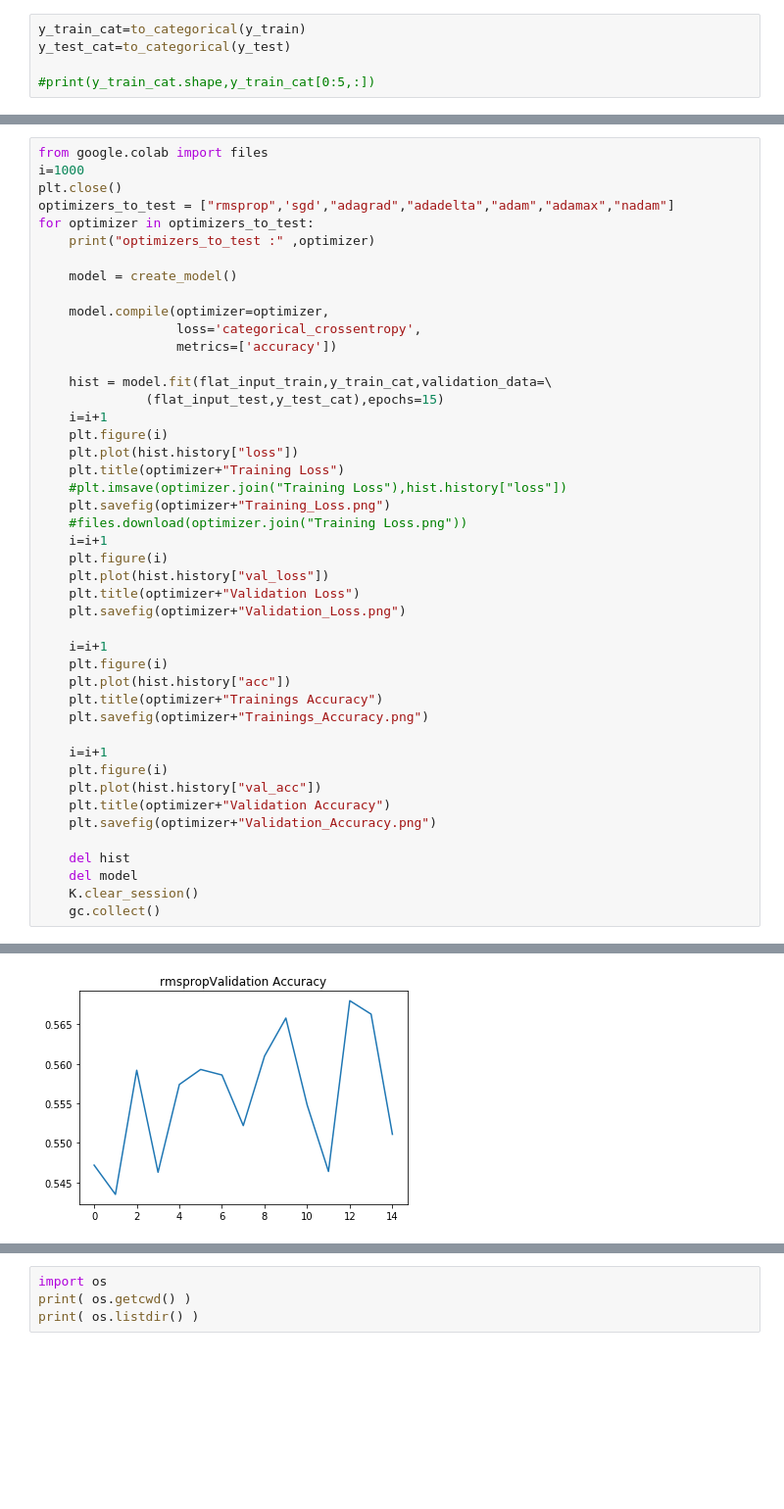
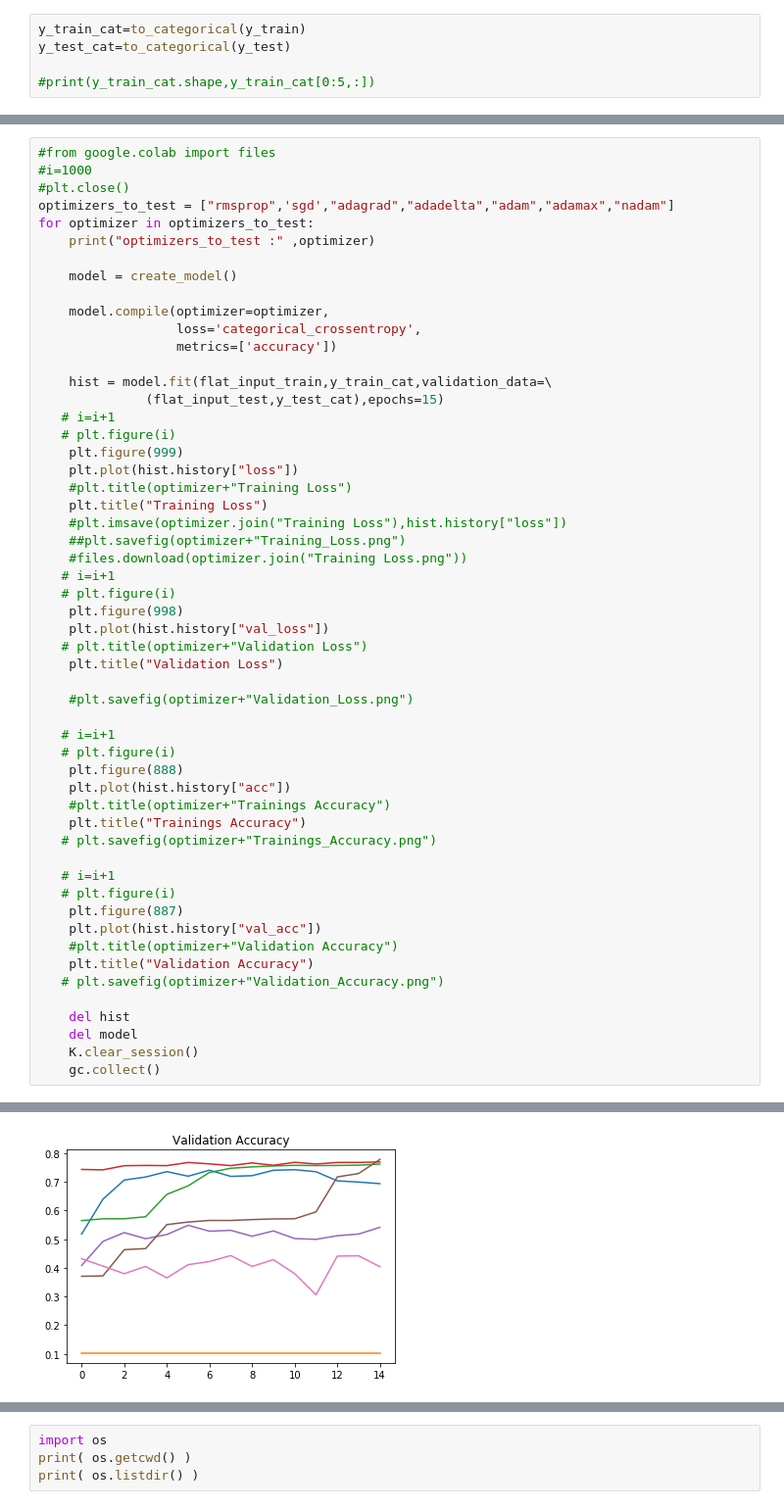
Before and after one commit to majd1988shahin/DLM, a Jupyter notebook: L04/MNIST.ipynb, the cells around one changed output, grey strips where cells are left out. Shown at 98% size. Saved outputs shown, nothing was run; the diff lists cells and outputs as text; blank space fills up the shorter version.

```diff
--- a/L04/MNIST.ipynb
+++ b/L04/MNIST.ipynb
@@ -113,7 +115,7 @@ y_test_cat=to_categorical(y_test)
 # %%
-from google.colab import files
-i=1000
-plt.close()
+#from google.colab import files
+#i=1000
+#plt.close()
 optimizers_to_test = ["rmsprop",'sgd',"adagrad","adadelta","adam","adamax","nadam"]
 for optimizer in optimizers_to_test:
     print("optimizers_to_test :" ,optimizer)
@@ -126,30 +128,39 @@ for optimizer in optimizers_to_test:
 
     hist = model.fit(flat_input_train,y_train_cat,validation_data=\
               (flat_input_test,y_test_cat),epochs=15)
-    i=i+1
-    plt.figure(i)
+   # i=i+1
+   # plt.figure(i)
+    plt.figure(999)
     plt.plot(hist.history["loss"])
-    plt.title(optimizer+"Training Loss")
+    #plt.title(optimizer+"Training Loss")
+    plt.title("Training Loss")
     #plt.imsave(optimizer.join("Training Loss"),hist.history["loss"])
-    plt.savefig(optimizer+"Training_Loss.png")
+    ##plt.savefig(optimizer+"Training_Loss.png")
     #files.download(optimizer.join("Training Loss.png"))
-    i=i+1
-    plt.figure(i)
+   # i=i+1
+   # plt.figure(i)
+    plt.figure(998)
     plt.plot(hist.history["val_loss"])
-    plt.title(optimizer+"Validation Loss")
-    plt.savefig(optimizer+"Validation_Loss.png")
+   # plt.title(optimizer+"Validation Loss")
+    plt.title("Validation Loss")
 
-    i=i+1
-    plt.figure(i)
+    #plt.savefig(optimizer+"Validation_Loss.png")
+
+   # i=i+1
+   # plt.figure(i)
+    plt.figure(888)
     plt.plot(hist.history["acc"])
-    plt.title(optimizer+"Trainings Accuracy")
-    plt.savefig(optimizer+"Trainings_Accuracy.png")
+    #plt.title(optimizer+"Trainings Accuracy")
+    plt.title("Trainings Accuracy")
+   # plt.savefig(optimizer+"Trainings_Accuracy.png")
 
-    i=i+1
-    plt.figure(i)
+   # i=i+1
+   # plt.figure(i)
+    plt.figure(887)
     plt.plot(hist.history["val_acc"])
-    plt.title(optimizer+"Validation Accuracy")
-    plt.savefig(optimizer+"Validation_Accuracy.png")
+    #plt.title(optimizer+"Validation Accuracy")
+    plt.title("Validation Accuracy")
+   # plt.savefig(optimizer+"Validation_Accuracy.png")
 
     del hist
     del model
@@ -196 +190 @@ Epoch 15/15
-[figure, old version]
+[figure, new version]
```
Also changed, not shown: parts of 6 cells of this notebook.
